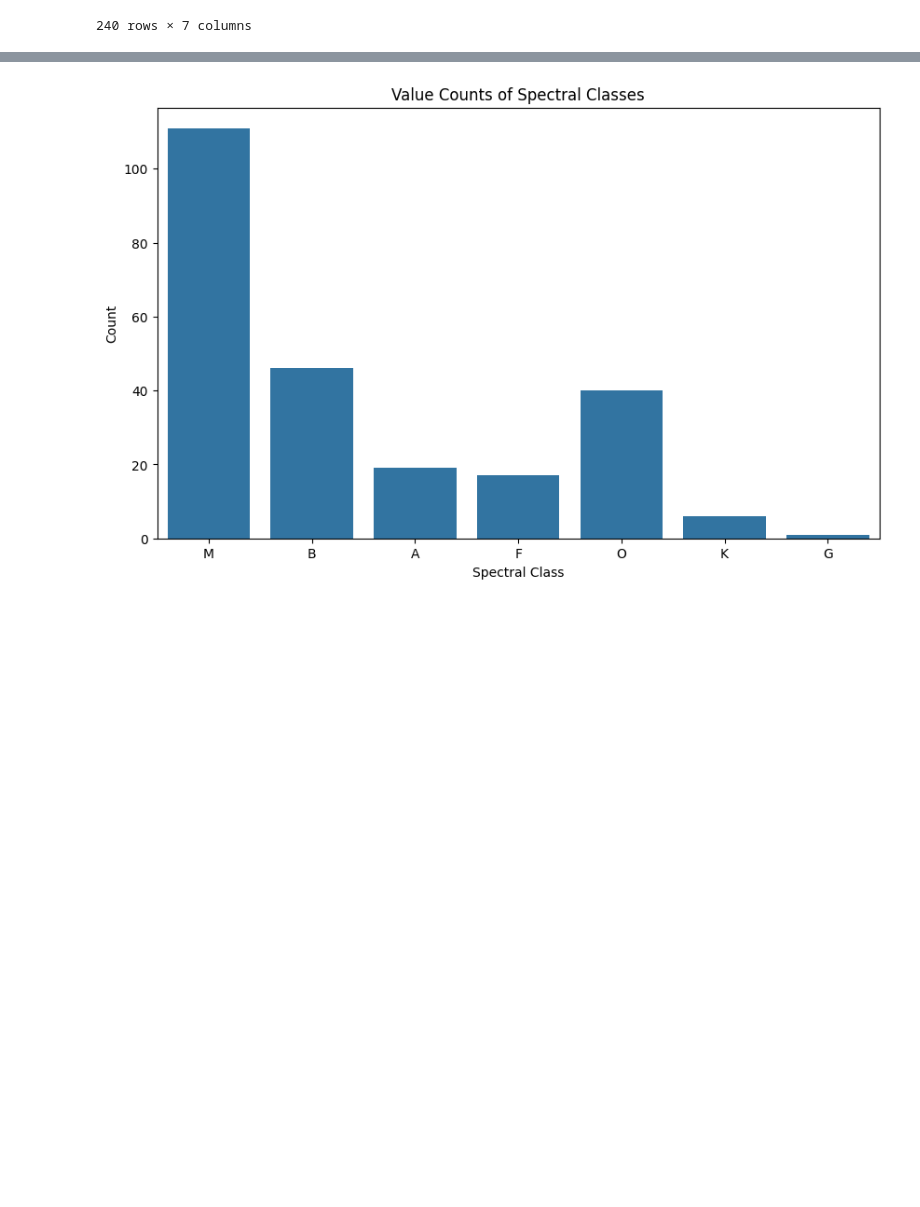
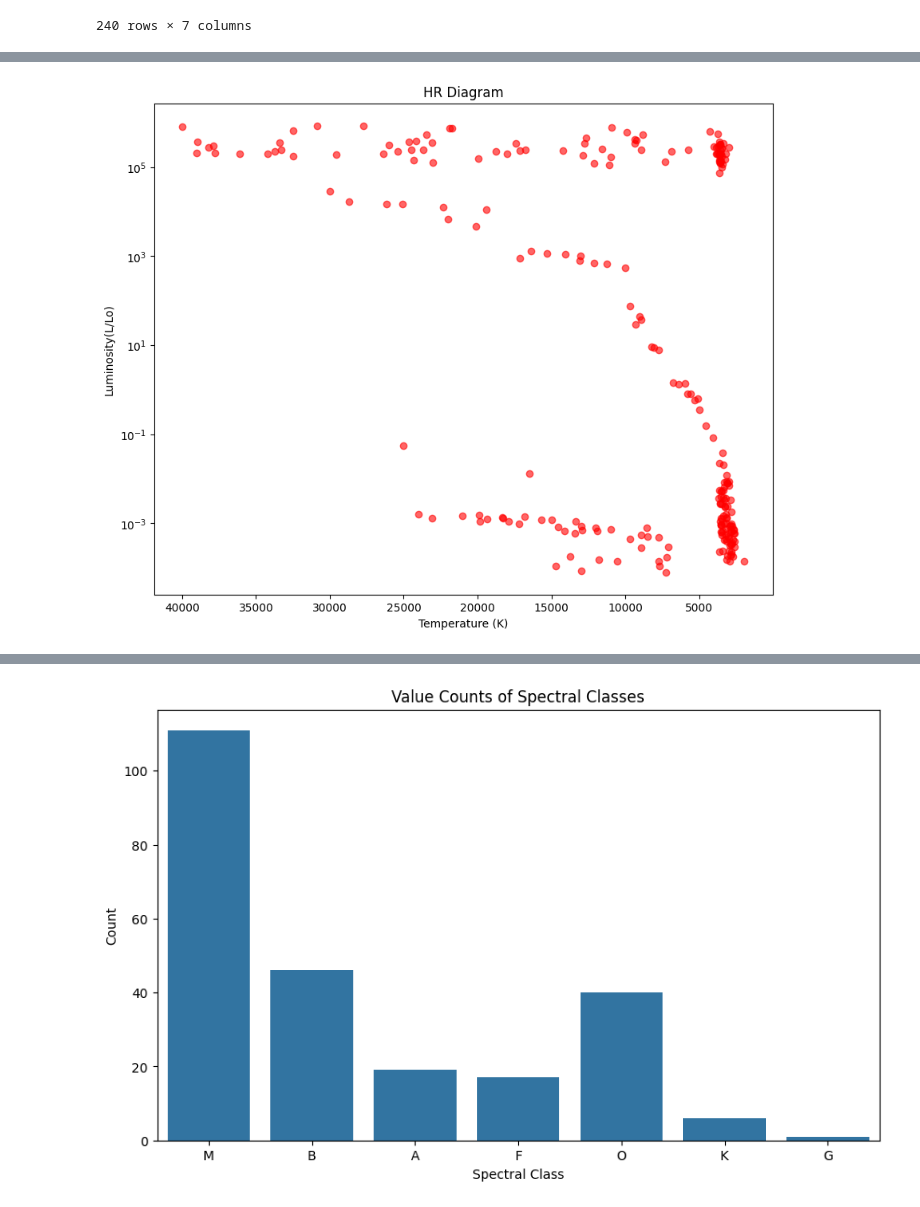
Before and after one commit to PeeKay26/Star-Class-Forest, a Jupyter notebook: notebooks/eda.ipynb, the cells around one changed output, grey strips where cells are left out. Saved outputs shown, nothing was run; the diff lists cells and outputs as text; code cells hidden in the pictures; blank space fills up the shorter version.

```diff
--- a/notebooks/eda.ipynb
+++ b/notebooks/eda.ipynb
@@ -72,3 +84,7 @@ def variable_plot_scatter(data:pd.DataFrame, variable1:str, variable2:str, color
     plt.ylabel(variable2)
     plt.title(title)
     plt.show()
+# %%
+variable_plot_scatter(df, 'Temperature (K)', 'Luminosity(L/Lo)', color='red',title='HR Diagram',invert_x=True,scale_y='log')
+# %% [output]
+[figure, added]
```
Also changed, not shown: parts of 4 cells of this notebook, 1 other file.
